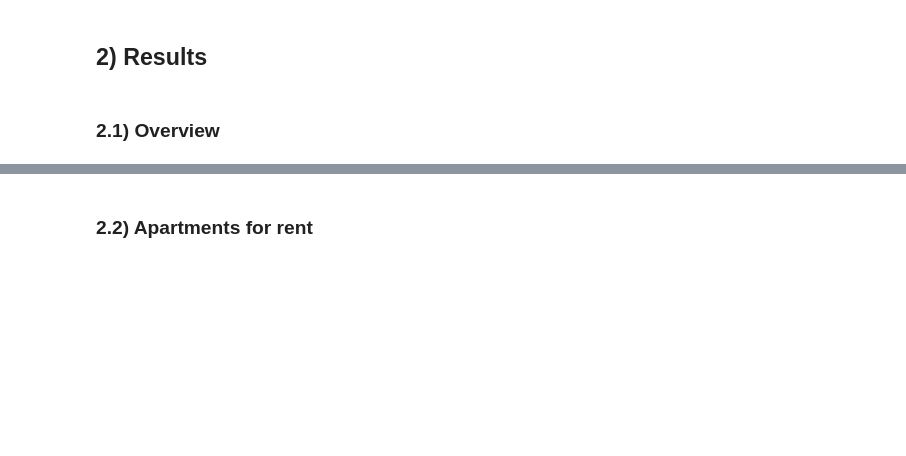
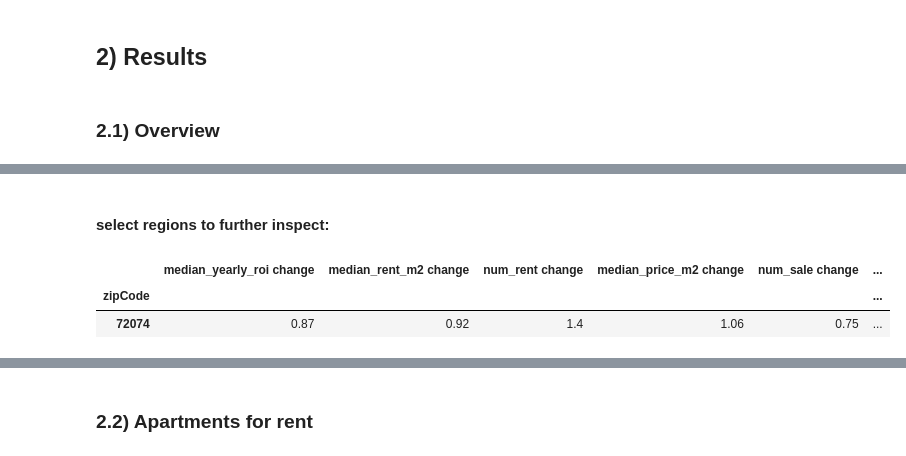
Before and after one commit to maxtue/ApartmentListings, a Jupyter notebook: data_analysis/time_series.ipynb, the cells around one changed output, grey strips where cells are left out. Drawn from its saved outputs; the diff is of its cells as text; code cells hidden in the pictures; blank space fills up the shorter version.

```diff
--- a/data_analysis/time_series.ipynb
+++ b/data_analysis/time_series.ipynb
@@ -114 +100,10 @@ time_df[time_filt].sort_values(time_ord, ascending=False)
 [interactive output not drawn]
+# %% [markdown]
+#### select regions to further inspect:
+# %%
+regions = [72074]
+time_df.loc[regions]
+# %% [output]
+|  | median_yearly_roi change | median_rent_m2 change | num_rent change | median_price_m2 change | num_sale change | ... |
+| zipCode |  |  |  |  |  | ... |
+| 72074 | 0.87 | 0.92 | 1.4 | 1.06 | 0.75 | ... |
```
Also changed, not shown: parts of 13 cells of this notebook, 5 other files.
